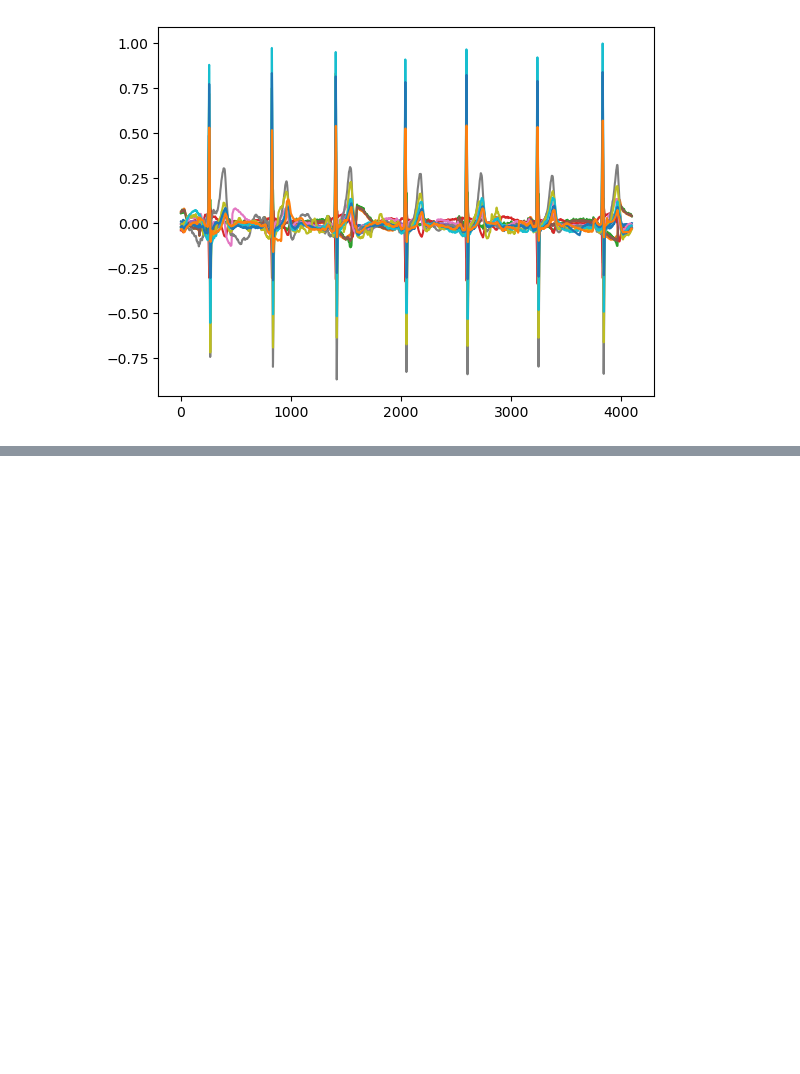
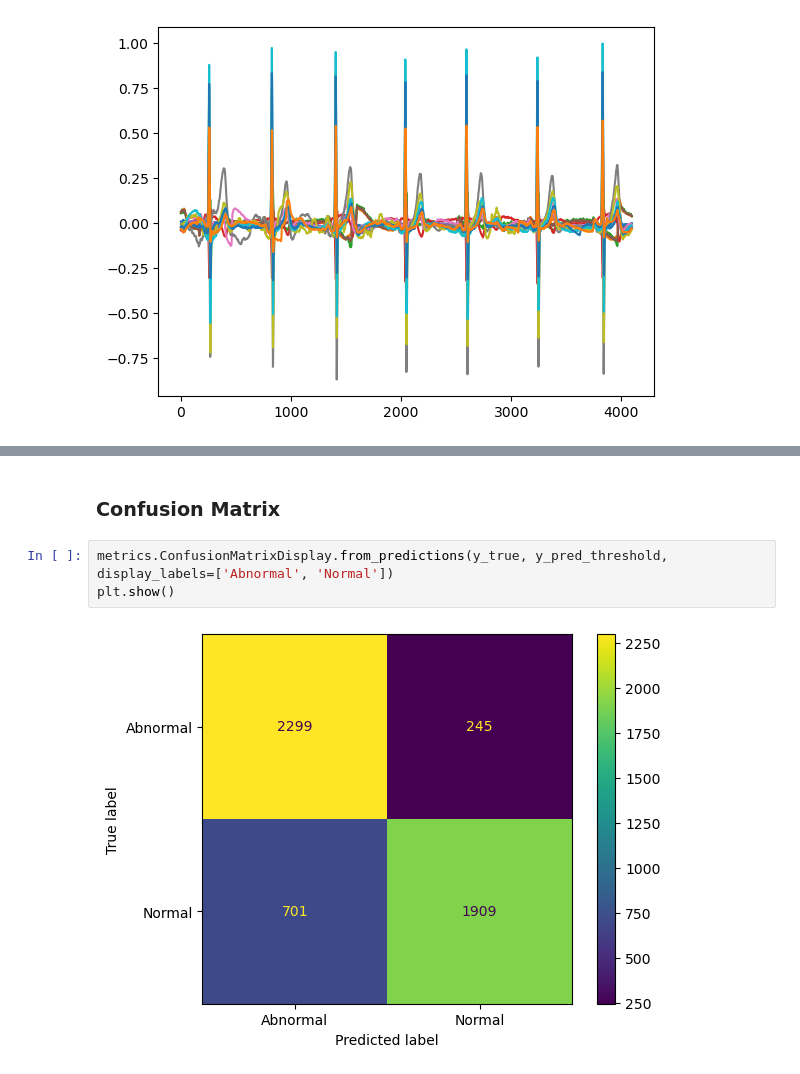
Before and after one commit to ethancavanaugh/ECGClassifier, a Jupyter notebook: notebooks/classification.ipynb, the cells around one changed output, grey strips where cells are left out. Cells and saved outputs as stored; diff of their text form; blank space fills up the shorter version.

```diff
--- a/notebooks/classification.ipynb
+++ b/notebooks/classification.ipynb
@@ -110,0 +192,7 @@ for i in range(12):
+# %% [markdown]
+### Confusion Matrix
+# %%
+metrics.ConfusionMatrixDisplay.from_predictions(y_true, y_pred_threshold, display_labels=['Abnormal', 'Normal'])
+plt.show()
+# %% [output]
+[figure, added]
```
Also changed, not shown: parts of 12 cells of this notebook.
